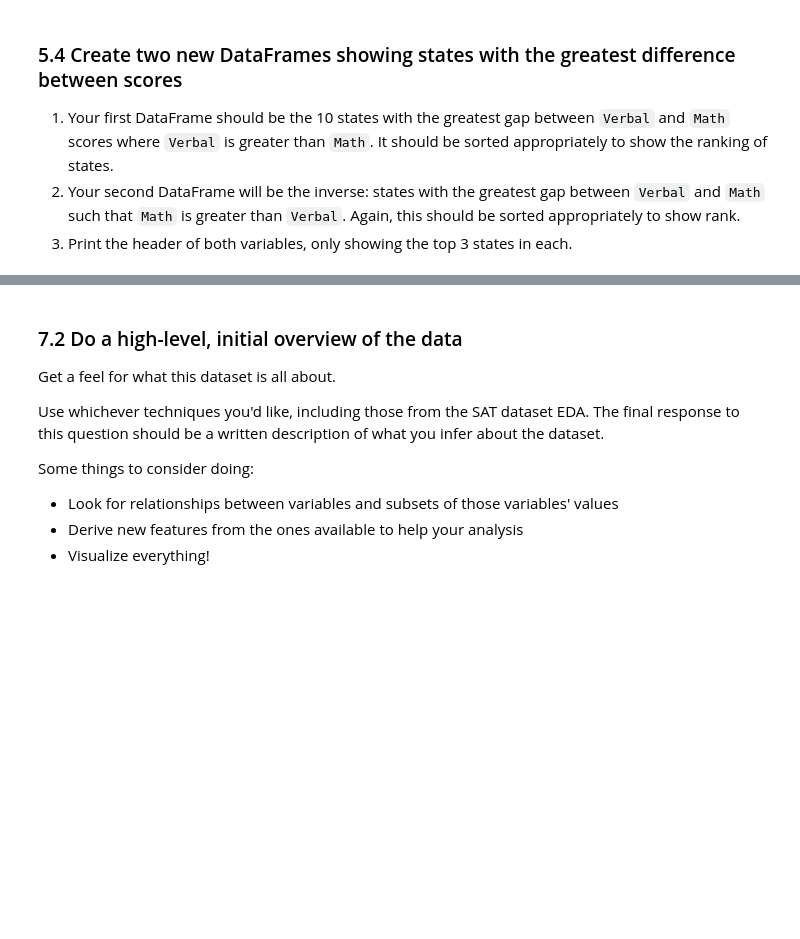
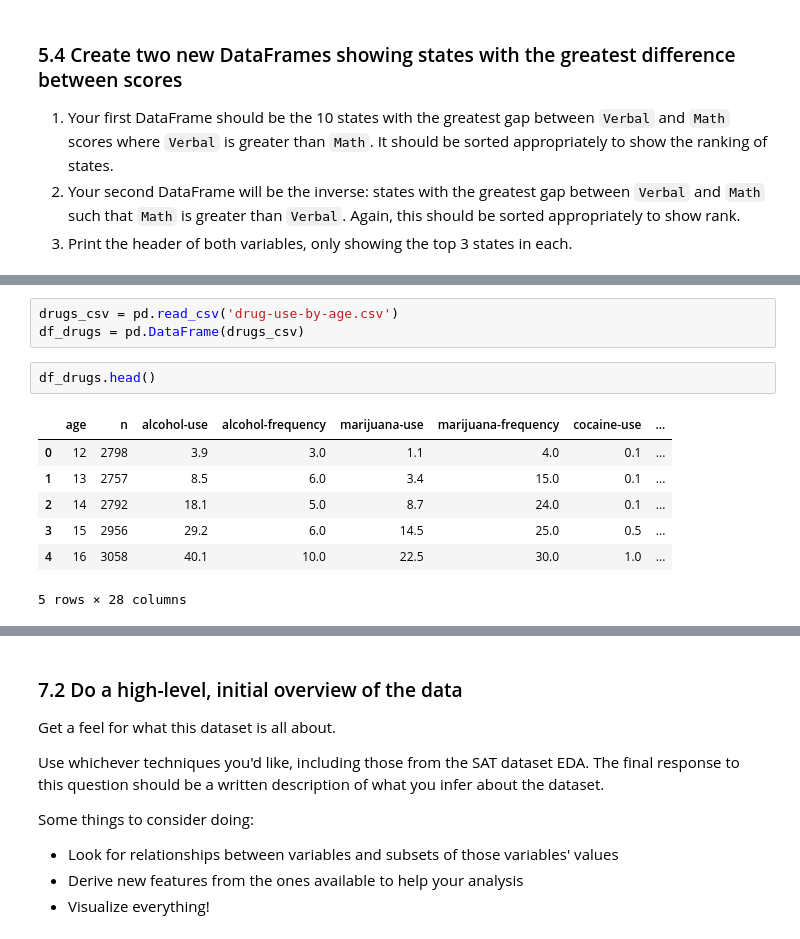
Before and after one commit to ivansim1989/Projects, a Jupyter notebook: DSI4_Project_2/project-02-v2-starter-code.ipynb, the cells around one changed output, grey strips where cells are left out. Saved outputs shown, nothing was run; the diff lists cells and outputs as text; blank space fills up the shorter version.

```diff
--- a/DSI4_Project_2/project-02-v2-starter-code.ipynb
+++ b/DSI4_Project_2/project-02-v2-starter-code.ipynb
@@ -548,3 +396,16 @@ We'll work with the "drug-use-by-age.csv" data, sourced from and described here:
 ### 7.1
 
 Load the data using pandas. Does this data require cleaning? Are variables missing? How will this affect your approach to EDA on the data?
+# %%
+drugs_csv = pd.read_csv('drug-use-by-age.csv')
+df_drugs = pd.DataFrame(drugs_csv)
+# %%
+df_drugs.head()
+# %% [output]
+|  | age | n | alcohol-use | alcohol-frequency | marijuana-use | marijuana-frequency | cocaine-use | ... |
+| 0 | 12 | 2798 | 3.9 | 3.0 | 1.1 | 4.0 | 0.1 | ... |
+| 1 | 13 | 2757 | 8.5 | 6.0 | 3.4 | 15.0 | 0.1 | ... |
+| 2 | 14 | 2792 | 18.1 | 5.0 | 8.7 | 24.0 | 0.1 | ... |
+| 3 | 15 | 2956 | 29.2 | 6.0 | 14.5 | 25.0 | 0.5 | ... |
+| 4 | 16 | 3058 | 40.1 | 10.0 | 22.5 | 30.0 | 1.0 | ... |
+5 rows × 28 columns
```
Also changed, not shown: parts of 41 cells of this notebook.
